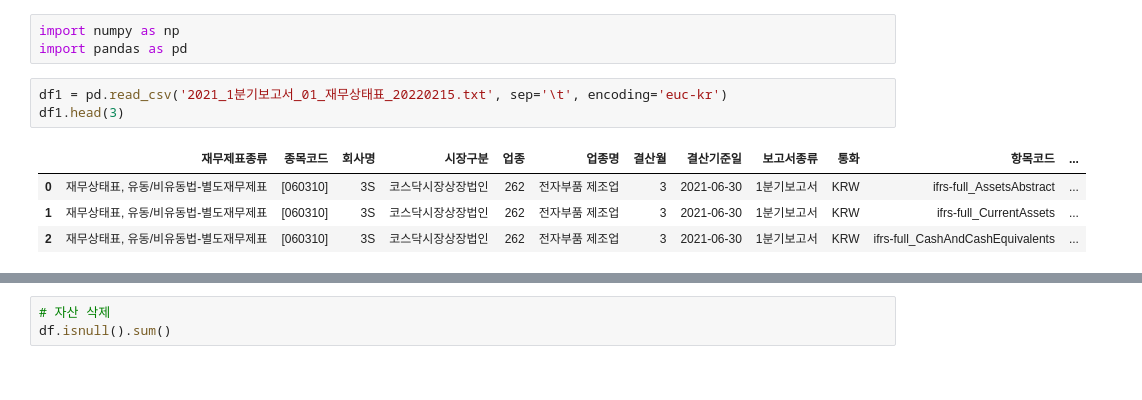
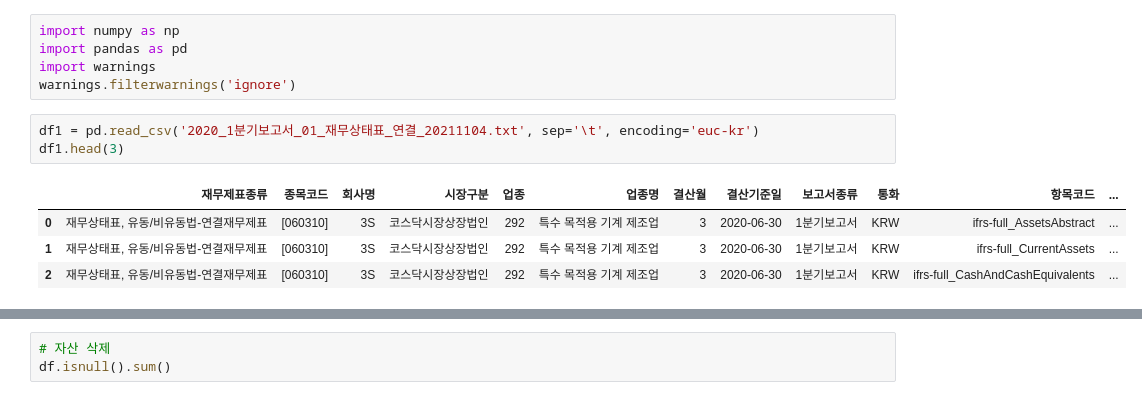
Before and after one commit to saemsaemoo/Data_Analysis, a Jupyter notebook: 01.데이터분석/21.재무제표분석.ipynb, the cells around one changed output, grey strips where cells are left out. Saved outputs shown, nothing was run; the diff lists cells and outputs as text.

```diff
--- a/01.데이터분석/21.재무제표분석.ipynb
+++ b/01.데이터분석/21.재무제표분석.ipynb
@@ -1,14 +1,16 @@
 # %%
 import numpy as np
 import pandas as pd
+import warnings
+warnings.filterwarnings('ignore')
 # %%
-df1 = pd.read_csv('2021_1분기보고서_01_재무상태표_20220215.txt', sep='\t', encoding='euc-kr')
+df1 = pd.read_csv('2020_1분기보고서_01_재무상태표_연결_20211104.txt', sep='\t', encoding='euc-kr')
 df1.head(3)
 # %% [output]
 |  | 재무제표종류 | 종목코드 | 회사명 | 시장구분 | 업종 | 업종명 | 결산월 | 결산기준일 | 보고서종류 | 통화 | 항목코드 | ... |
-| 0 | 재무상태표, 유동/비유동법-별도재무제표 | [060310] | 3S | 코스닥시장상장법인 | 262 | 전자부품 제조업 | 3 | 2021-06-30 | 1분기보고서 | KRW | ifrs-full_AssetsAbstract | ... |
-| 1 | 재무상태표, 유동/비유동법-별도재무제표 | [060310] | 3S | 코스닥시장상장법인 | 262 | 전자부품 제조업 | 3 | 2021-06-30 | 1분기보고서 | KRW | ifrs-full_CurrentAssets | ... |
-| 2 | 재무상태표, 유동/비유동법-별도재무제표 | [060310] | 3S | 코스닥시장상장법인 | 262 | 전자부품 제조업 | 3 | 2021-06-30 | 1분기보고서 | KRW | ifrs-full_CashAndCashEquivalents | ... |
+| 0 | 재무상태표, 유동/비유동법-연결재무제표 | [060310] | 3S | 코스닥시장상장법인 | 292 | 특수 목적용 기계 제조업 | 3 | 2020-06-30 | 1분기보고서 | KRW | ifrs-full_AssetsAbstract | ... |
+| 1 | 재무상태표, 유동/비유동법-연결재무제표 | [060310] | 3S | 코스닥시장상장법인 | 292 | 특수 목적용 기계 제조업 | 3 | 2020-06-30 | 1분기보고서 | KRW | ifrs-full_CurrentAssets | ... |
+| 2 | 재무상태표, 유동/비유동법-연결재무제표 | [060310] | 3S | 코스닥시장상장법인 | 292 | 특수 목적용 기계 제조업 | 3 | 2020-06-30 | 1분기보고서 | KRW | ifrs-full_CashAndCashEquivalents | ... |
 # %%
 df = df1[['종목코드','업종','업종명','항목명', '당기 1분기말']]
 df.head(5)
```
Also changed, not shown: parts of 13 cells of this notebook.
